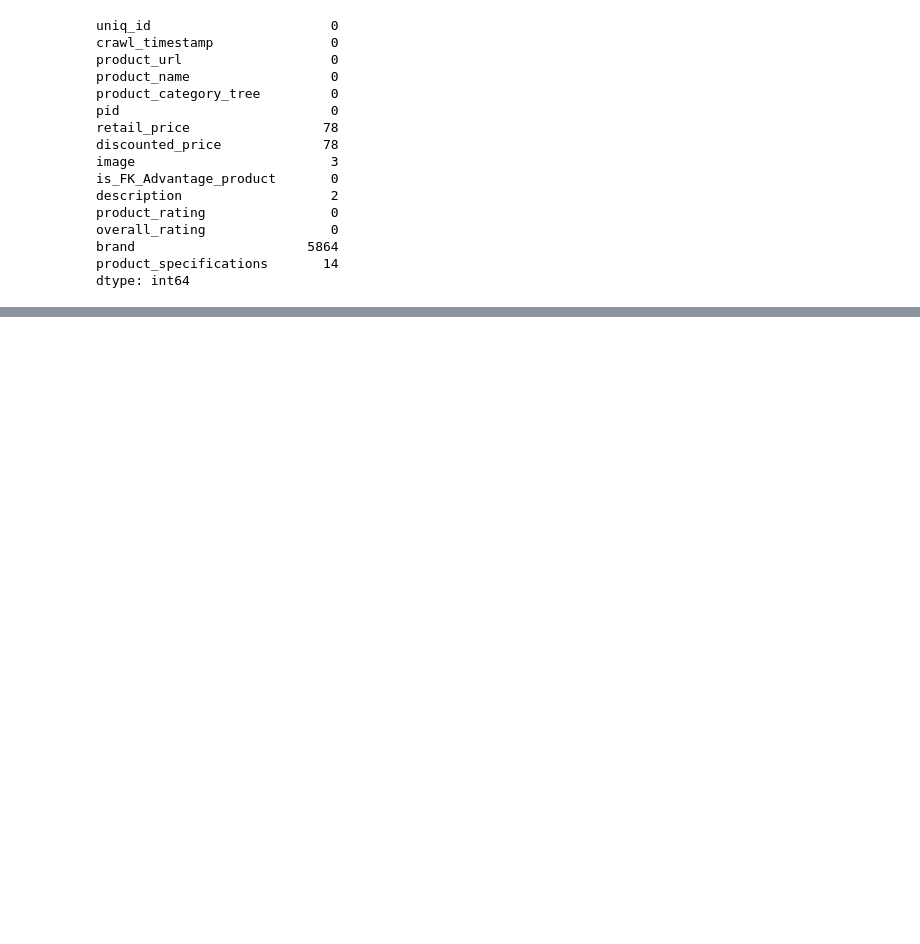
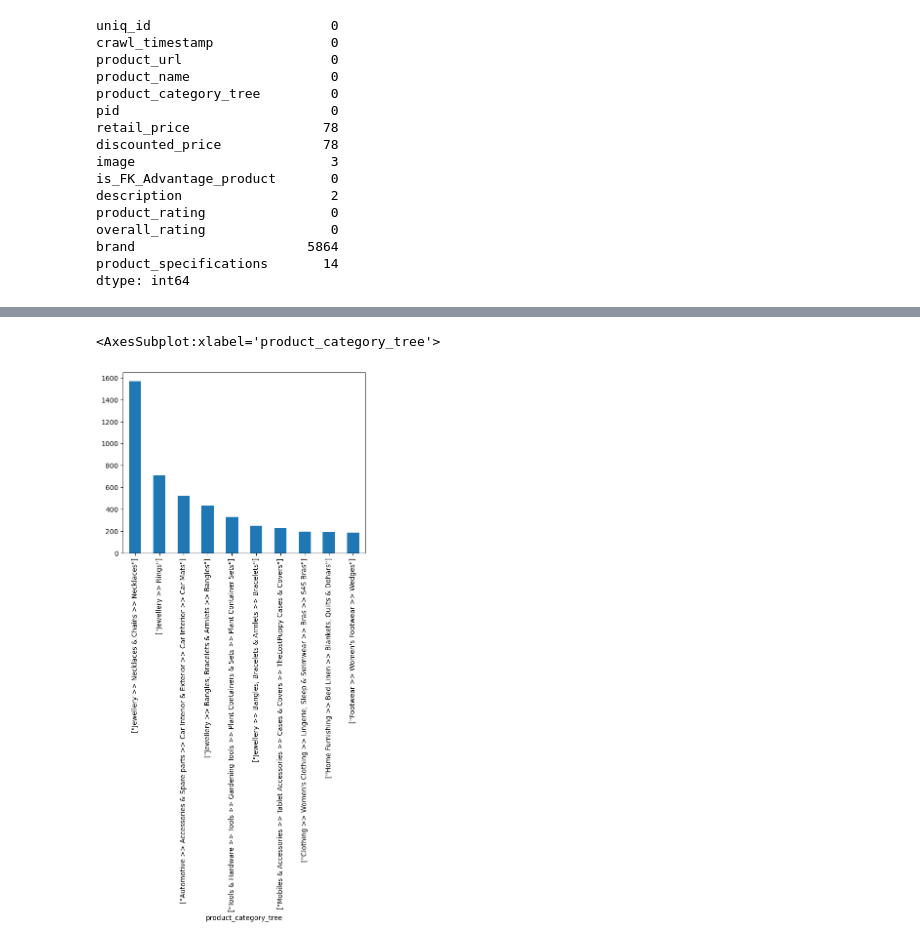
Before and after one commit to naresh5422/flipkart_categories_prediction, a Jupyter notebook: Category_prediction_for_Flipkart_products.ipynb, the cells around one changed output, grey strips where cells are left out. Drawn from its saved outputs; the diff is of its cells as text; code cells hidden in the pictures; blank space fills up the shorter version.

```diff
--- a/Category_prediction_for_Flipkart_products.ipynb
+++ b/Category_prediction_for_Flipkart_products.ipynb
@@ -201,0 +242,5 @@ dtype: int64
+# %%
+fk_df["product_category_tree"].value_counts()[:10].plot(kind = "bar")
+# %% [output]
+<AxesSubplot:xlabel='product_category_tree'>
+[figure, added]
```
Also changed, not shown: parts of 16 cells of this notebook.
